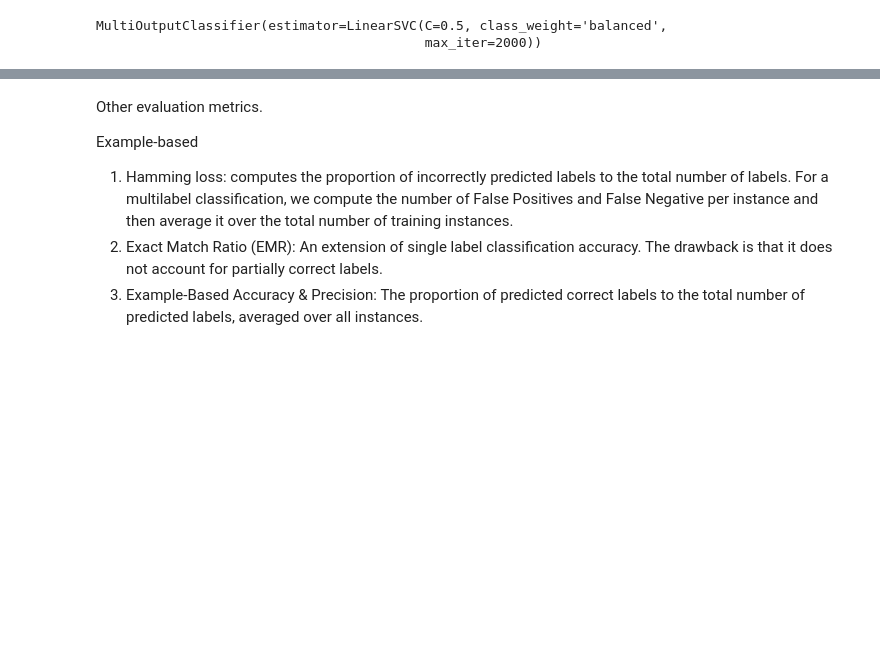
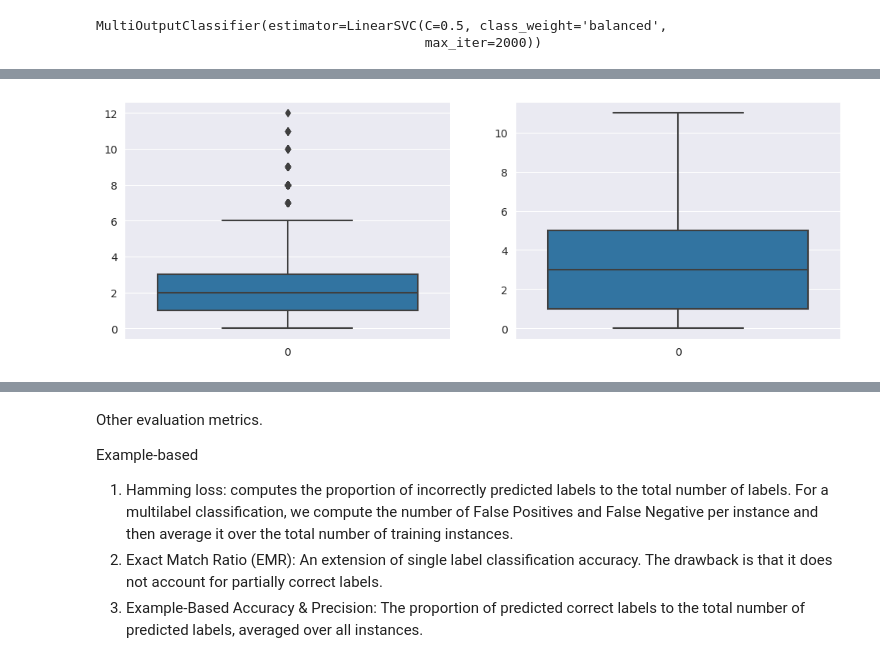
Before and after one commit to vishu-tyagi/JNJ-Capstone-Project, a Jupyter notebook: notebooks/baseline.ipynb, the cells around one changed output, grey strips where cells are left out. Drawn from its saved outputs; the diff is of its cells as text; code cells hidden in the pictures; blank space fills up the shorter version.

```diff
--- a/notebooks/baseline.ipynb
+++ b/notebooks/baseline.ipynb
@@ -127,7 +242,6 @@ RandomForestClassifier(random_state=42)
 # %%
-model = LinearSVC(class_weight="balanced", C=0.5, max_iter=2000)
-models = MultiOutputClassifier(model)
-models.fit(X_dev, Y_dev)
+svc = MultiOutputClassifier(LinearSVC(class_weight="balanced", C=0.5, max_iter=2000))
+svc.fit(X_dev, Y_dev)
 # %% [output]
 MultiOutputClassifier(estimator=LinearSVC(C=0.5, class_weight='balanced',
                                           max_iter=2000))
@@ -200,4 +247,0 @@ sns.boxplot((models.predict(X_test) != Y_test).sum(axis=1))
-# %%
-forest = RandomForestClassifier(random_state=1)
-multi_target_forest = MultiOutputClassifier(forest)
-multi_target_forest.fit(X_dev, Y_dev)
@@ -223,0 +248,6 @@ sns.boxplot((multi_target_forest.predict(X_test) != Y_test).sum(axis=1))
+# %%
+svc_dev_pred = svc.predict(X_dev)
+svc_test_pred = svc.predict(X_test)
+
+print(f"SVC Development Hamming Loss: {hamming_loss(Y_dev, svc_dev_pred):.5f}")
+print(f"SVC Test Hamming Loss: {hamming_loss(Y_test, svc_test_pred):.5f}")
@@ -223,0 +257,9 @@ sns.boxplot((multi_target_forest.predict(X_test) != Y_test).sum(axis=1))
+# %%
+# plt.figure(figsize=(6, 3))
+fig, ax = plt.subplots(1, 2, figsize=(12, 4))
+sns.boxplot((svc_dev_pred != Y_dev.to_numpy().astype(int)).sum(axis=1), ax=ax[0])
+sns.boxplot((svc_test_pred != Y_test.to_numpy().astype(int)).sum(axis=1), ax=ax[1])
+ax[0].set_label("SVC Performance - Development Set")
+ax[1].set_label("SVC Performance - Test Set")
+# %% [output]
+[figure, added]
```
Also changed, not shown: parts of 52 cells of this notebook, 5 other files.
